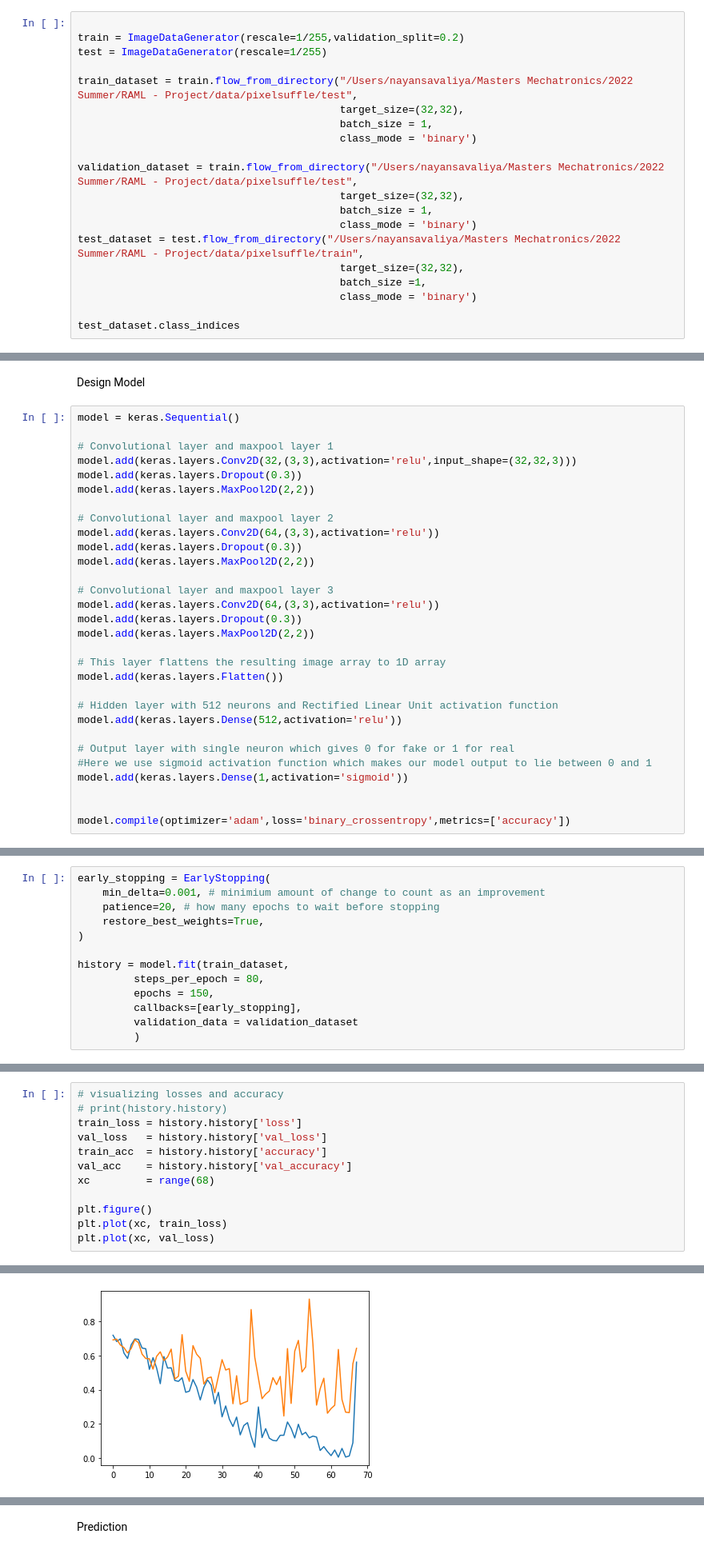
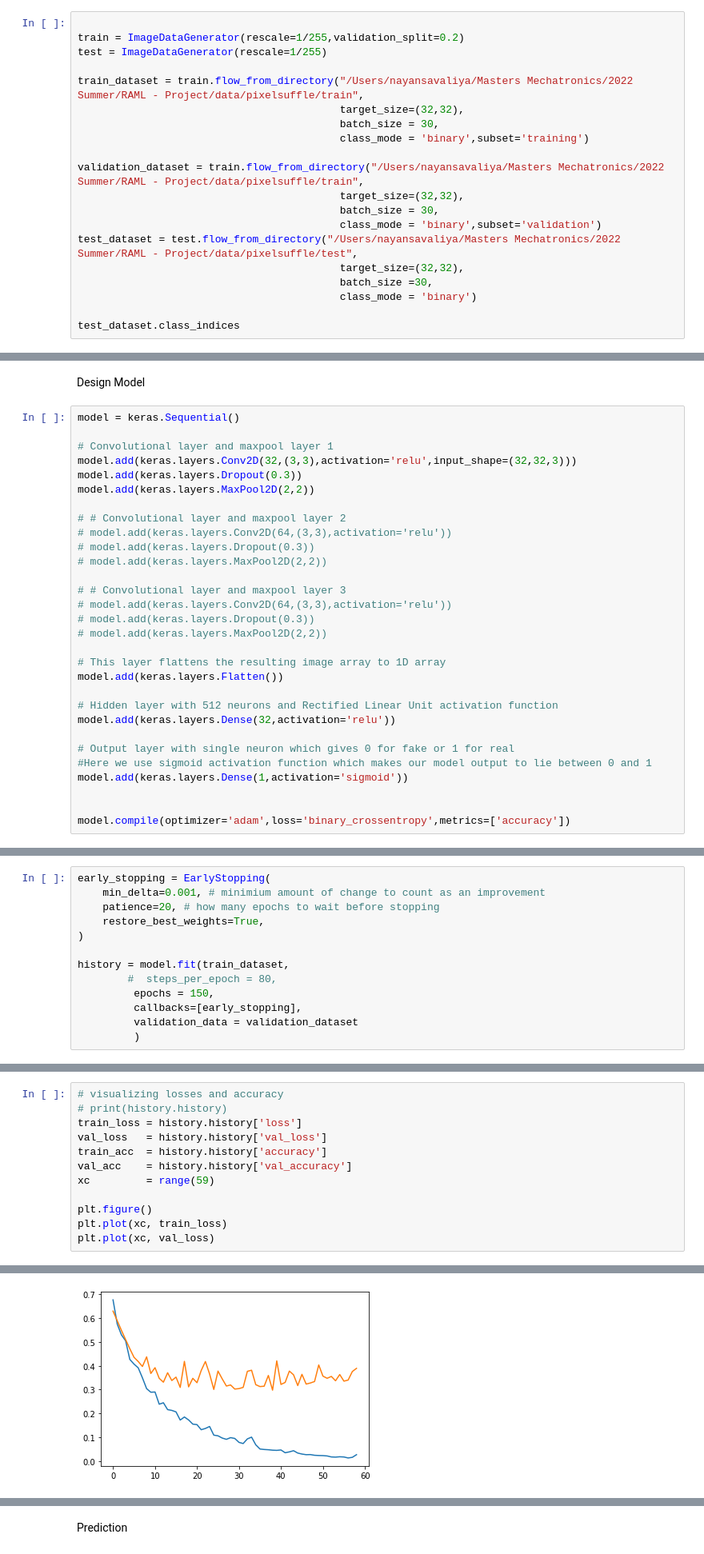
Before and after one commit to nayansavaliya/fakeImageDetection, a Jupyter notebook: src/SNGAN_PixelSuffle.ipynb, the cells around one changed output, grey strips where cells are left out. Shown at 80% size. Drawn from its saved outputs; the diff is of its cells as text.

```diff
--- a/src/SNGAN_PixelSuffle.ipynb
+++ b/src/SNGAN_PixelSuffle.ipynb
@@ -19,18 +19,18 @@ Prepare DATASET
 train = ImageDataGenerator(rescale=1/255,validation_split=0.2)
 test = ImageDataGenerator(rescale=1/255)
 
-train_dataset = train.flow_from_directory("/Users/nayansavaliya/Masters Mechatronics/2022 Summer/RAML - Project/data/pixelsuffle/test",
+train_dataset = train.flow_from_directory("/Users/nayansavaliya/Masters Mechatronics/2022 Summer/RAML - Project/data/pixelsuffle/train",
                                           target_size=(32,32),
-                                          batch_size = 1,
-                                          class_mode = 'binary')
+                                          batch_size = 30,
+                                          class_mode = 'binary',subset='training')
 
-validation_dataset = train.flow_from_directory("/Users/nayansavaliya/Masters Mechatronics/2022 Summer/RAML - Project/data/pixelsuffle/test",
+validation_dataset = train.flow_from_directory("/Users/nayansavaliya/Masters Mechatronics/2022 Summer/RAML - Project/data/pixelsuffle/train",
                                           target_size=(32,32),
-                                          batch_size = 1,
-                                          class_mode = 'binary')
-test_dataset = test.flow_from_directory("/Users/nayansavaliya/Masters Mechatronics/2022 Summer/RAML - Project/data/pixelsuffle/train",
+                                          batch_size = 30,
+                                          class_mode = 'binary',subset='validation')
+test_dataset = test.flow_from_directory("/Users/nayansavaliya/Masters Mechatronics/2022 Summer/RAML - Project/data/pixelsuffle/test",
                                           target_size=(32,32),
-                                          batch_size =1,
+                                          batch_size =30,
                                           class_mode = 'binary')
 
 test_dataset.class_indices
@@ -49,21 +49,21 @@ model.add(keras.layers.Conv2D(32,(3,3),activation='relu',input_shape=(32,32,3)))
 model.add(keras.layers.Dropout(0.3))
 model.add(keras.layers.MaxPool2D(2,2))
 
-# Convolutional layer and maxpool layer 2
-model.add(keras.layers.Conv2D(64,(3,3),activation='relu'))
-model.add(keras.layers.Dropout(0.3))
-model.add(keras.layers.MaxPool2D(2,2))
+# # Convolutional layer and maxpool layer 2
+# model.add(keras.layers.Conv2D(64,(3,3),activation='relu'))
+# model.add(keras.layers.Dropout(0.3))
+# model.add(keras.layers.MaxPool2D(2,2))
 
-# Convolutional layer and maxpool layer 3
-model.add(keras.layers.Conv2D(64,(3,3),activation='relu'))
-model.add(keras.layers.Dropout(0.3))
-model.add(keras.layers.MaxPool2D(2,2))
+# # Convolutional layer and maxpool layer 3
+# model.add(keras.layers.Conv2D(64,(3,3),activation='relu'))
+# model.add(keras.layers.Dropout(0.3))
+# model.add(keras.layers.MaxPool2D(2,2))
 
 # This layer flattens the resulting image array to 1D array
 model.add(keras.layers.Flatten())
 
 # Hidden layer with 512 neurons and Rectified Linear Unit activation function
-model.add(keras.layers.Dense(512,activation='relu'))
+model.add(keras.layers.Dense(32,activation='relu'))
 
 # Output layer with single neuron which gives 0 for fake or 1 for real
 #Here we use sigmoid activation function which makes our model output to lie between 0 and 1
@@ -96,7 +96,7 @@ early_stopping = EarlyStopping(
 )
 
 history = model.fit(train_dataset,
-         steps_per_epoch = 80,
+        #  steps_per_epoch = 80,
          epochs = 150,
          callbacks=[early_stopping],
          validation_data = validation_dataset
@@ -126,18 +128,18 @@ Epoch 68/150
 # %%
 # visualizing losses and accuracy
 # print(history.history)
 train_loss = history.history['loss']
 val_loss   = history.history['val_loss']
 train_acc  = history.history['accuracy']
 val_acc    = history.history['val_accuracy']
-xc         = range(68)
+xc         = range(59)
 
 plt.figure()
 plt.plot(xc, train_loss)
 plt.plot(xc, val_loss)
 # %% [output]
 [<matplotlib.lines.Line2D at 0x...>]
-[figure, old version]
+[figure, new version]
 # %%
 _, acc = model.evaluate(test_dataset)
 print(acc *100)
```
Also changed, not shown: parts of 4 cells of this notebook, 3 other files.
